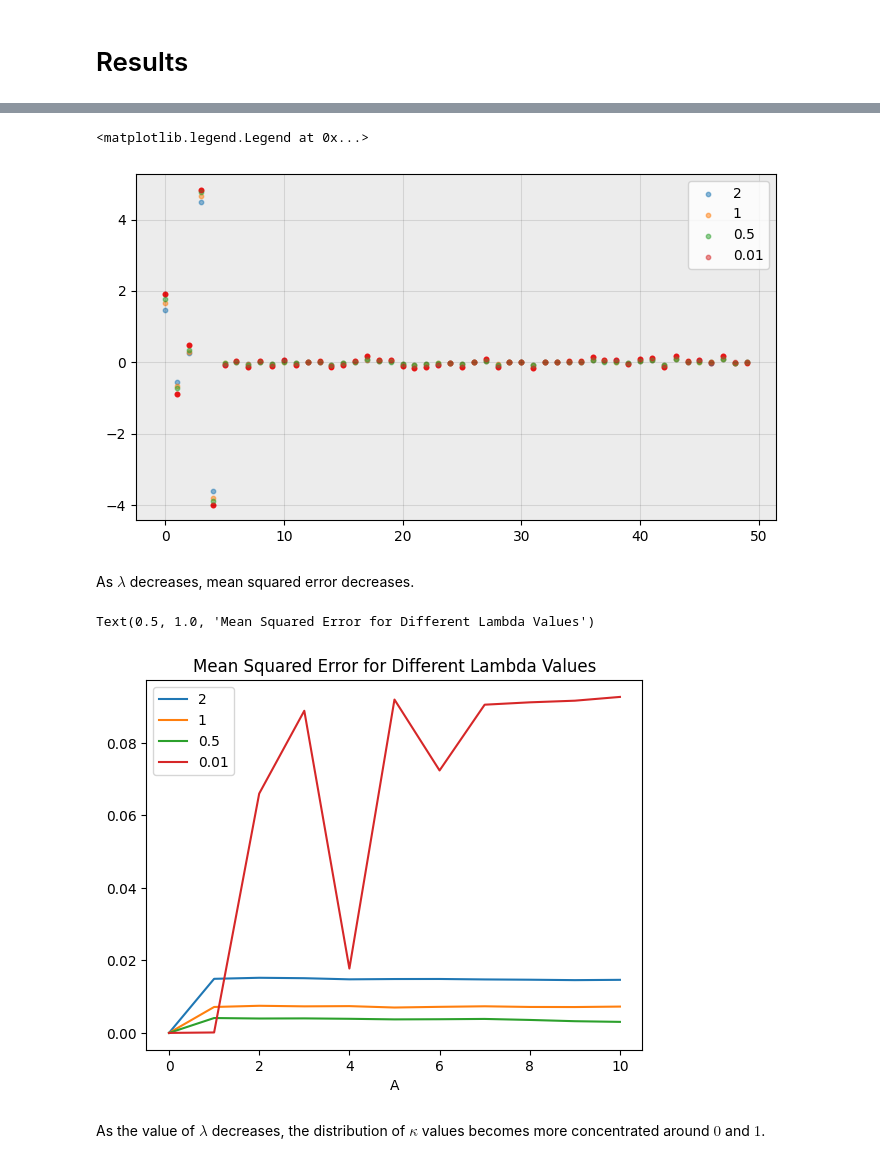
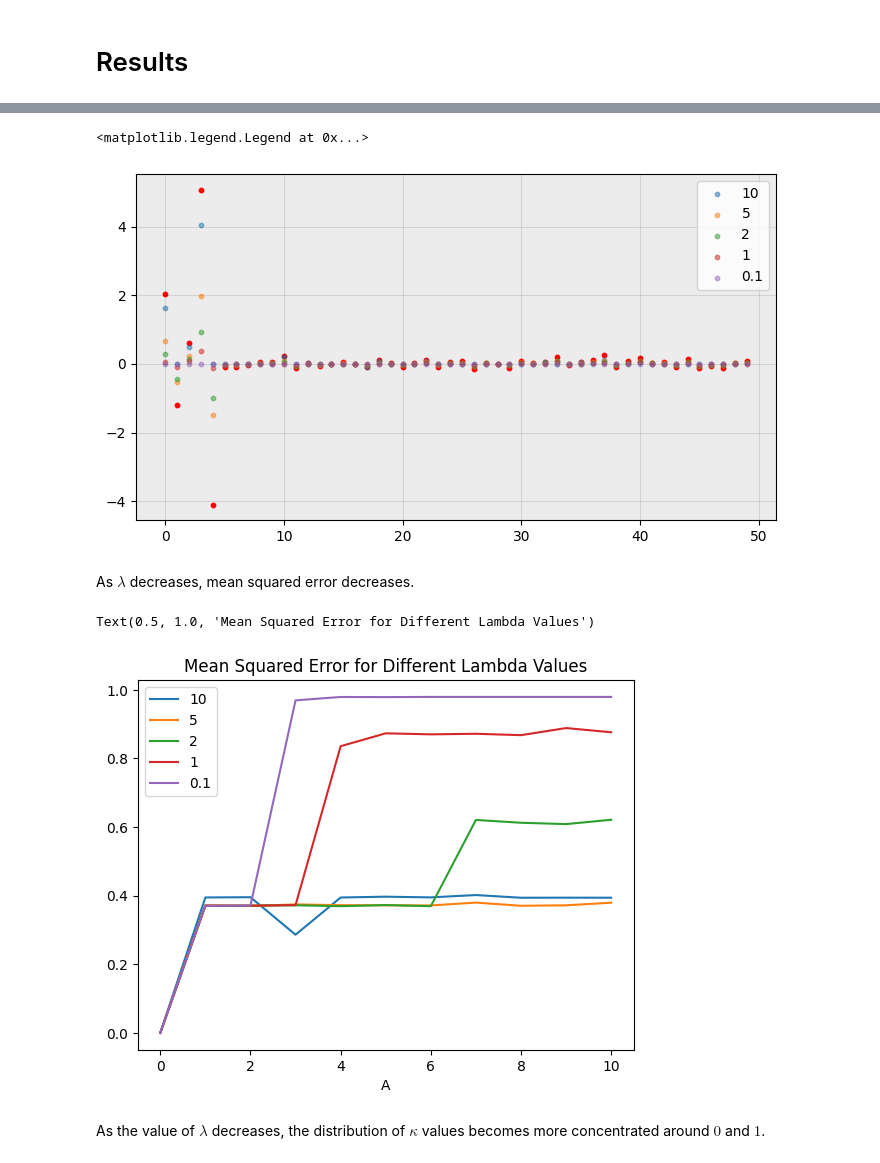
Before and after one commit to Grace0124/numpyro, a Jupyter notebook: concrete_general.ipynb, the cells around one changed output, grey strips where cells are left out. Cells and saved outputs as stored; diff of their text form; code cells hidden in the pictures.

Commit message:
Concrete RVs applied to a different set of data

```diff
--- a/concrete_general.ipynb
+++ b/concrete_general.ipynb
@@ -63,7 +62,7 @@ U_i &\sim \text{Uniform}(0, 1)
 In this example, $\alpha_i$ is assumed to be $1$.
 In addition, the shrinkage coefficient $\kappa_i = 1 - \gamma_i$ is recorded.
 # %%
-def model(alphas, lam, X=None, Y=None):
+def model(alphas, lam, X, y=None):
     '''
     Defines the Concrete random variable distribution.
 
@@ -73,14 +72,14 @@ def model(alphas, lam, X=None, Y=None):
        array X: input data
        array Y: output data
     '''
+    assert alphas.shape[0] == D
     U = numpyro.sample("U", dist.Uniform(0, 1).expand([D])) #Dx1
     L = numpyro.deterministic("L", jnp.log(U) - jnp.log(1 - U)) #Dx1
     gammas = numpyro.deterministic("gammas", sigmoid((L + jnp.log(alphas)) / lam)) #Dx1
     kappas = numpyro.deterministic("kappas", 1 - gammas) #Dx1
-    betas = numpyro.sample("betas", dist.Normal(0, 1).expand([D])) #Dx1
-    scaled_betas = gammas * betas #Dx1
-    y_mean = jnp.dot(X, scaled_betas)
-    y = numpyro.sample("Y", dist.Normal(y_mean, 0.1), obs=Y)
+
+    y_mean = jnp.dot(X, gammas)
+    y = numpyro.sample("y", dist.Normal(y_mean, 0.1), obs=y)
 # %%
 def run_mcmc(model, prng_key, **kwargs):
     '''
@@ -102,10 +101,13 @@ def concrete(all_data, lam):
     mean_sq_errors = [0]*11
     mean_gamma_samples = [0]*11
 
-    for A, (X, Y) in all_data.items():
+    p = 5/D
+    alphas = jnp.zeros(D)
+    alphas += (p/(1-p))
 
-        alphas = jnp.ones(D)
-        mcmc = run_mcmc(model, prng_key, alphas = alphas, lam = lam, X=X, Y=Y)
+    for A, (X, y) in all_data.items():
+
+        mcmc = run_mcmc(model, prng_key, alphas = alphas, lam = lam, X=X, y=y)
 
         samples = mcmc.get_samples()
 
@@ -172,15 +174,7 @@ Number of divergences: 315
 # %% [markdown]
 <h1> Results </h1>
 # %%
-# fig, ax = plt.subplots(1, 2, figsize=(12, 5), layout="tight")
-
-true_gamma = np.zeros(D)
-true_gamma[:5] = 1
-
-plt.plot(range(D), true_gamma, 'ro')
-# plt.plot(range(D), mean_gammas[2], '.')
-plt.plot(range(D), np.array(mean_gammas[1/2][1:]).mean(axis=0), '.')
-
-# for lam in [2, 1/100]:
-#     ax.scatter(range(D), mean_gammas[lam], s=10, alpha = 0.5)
+for lam in lams:
+    plt.plot(range(D), np.array(mean_gammas[lam][1:]).mean(axis=0), '.', label=f'{lam}')
+plt.legend()
 # %% [output]
@@ -194,25 +188,25 @@ ax.grid(visible=True, color="black", alpha=0.1) # add grid lines
 
 ax.scatter(range(D), beta, color='red', s=10) # plot actual betas
 for lam in lams:
-    ax.scatter(range(D), mean_betas[lam][1], s=10, alpha=0.5, label=lam)
+    ax.scatter(range(D), mean_betas[lam][10], s=10, alpha=0.5, label=lam)
 
 # add labels to graph
 plt.legend()
 # %% [output]
 <matplotlib.legend.Legend at 0x...>
-[figure, old version]
+[figure, new version]
 # %% [markdown]
 As $\lambda$ decreases, mean squared error decreases.
 # %%
-for lam in [2, 1, 0.5, 0.01]:
+for lam in lams:
     plt.plot(range(len(mean_mse_values[lam])), mean_mse_values[lam], label=f'{lam}')
 ax = plt.gca()
 plt.legend()
 plt.xlabel("A")
 plt.title("Mean Squared Error for Different Lambda Values")
 # %% [output]
 Text(0.5, 1.0, 'Mean Squared Error for Different Lambda Values')
-[figure, old version]
+[figure, new version]
 # %% [markdown]
 As the value of $\lambda$ decreases, the distribution of $\kappa$ values becomes more concentrated around $0$ and $1$.
 # %%
```
Also changed, not shown: parts of 5 cells of this notebook.
